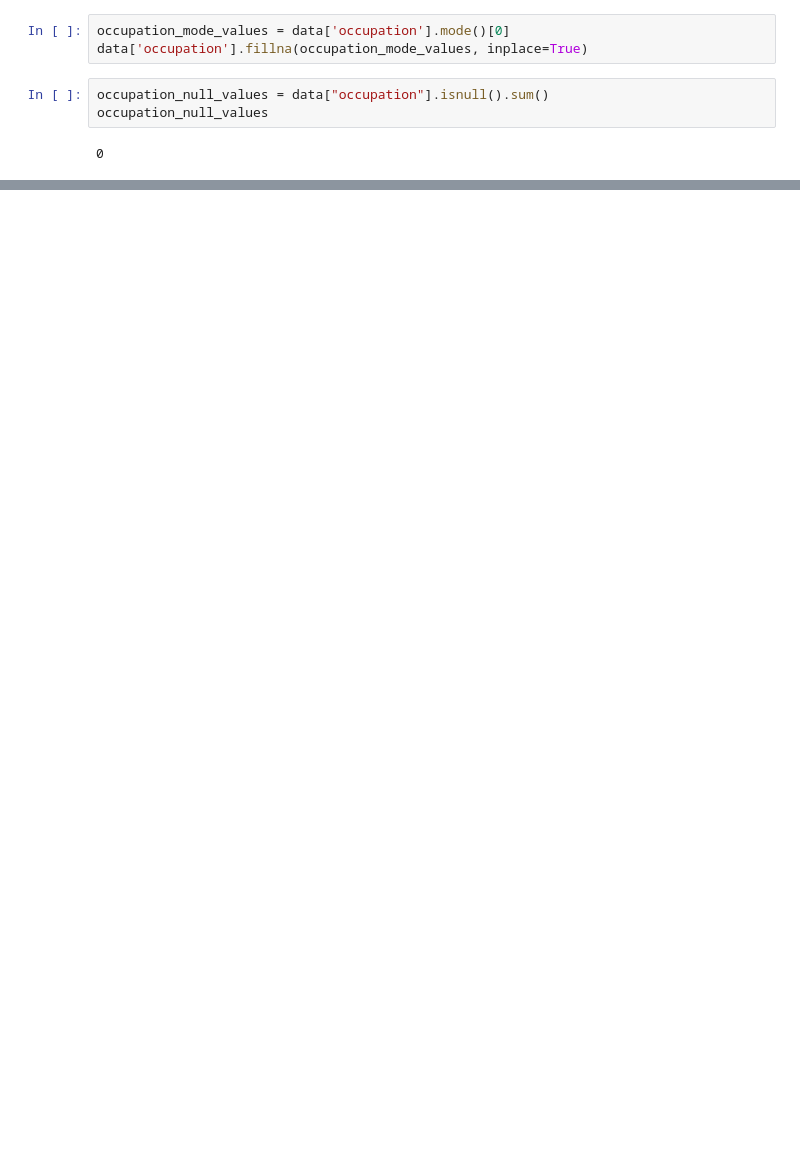
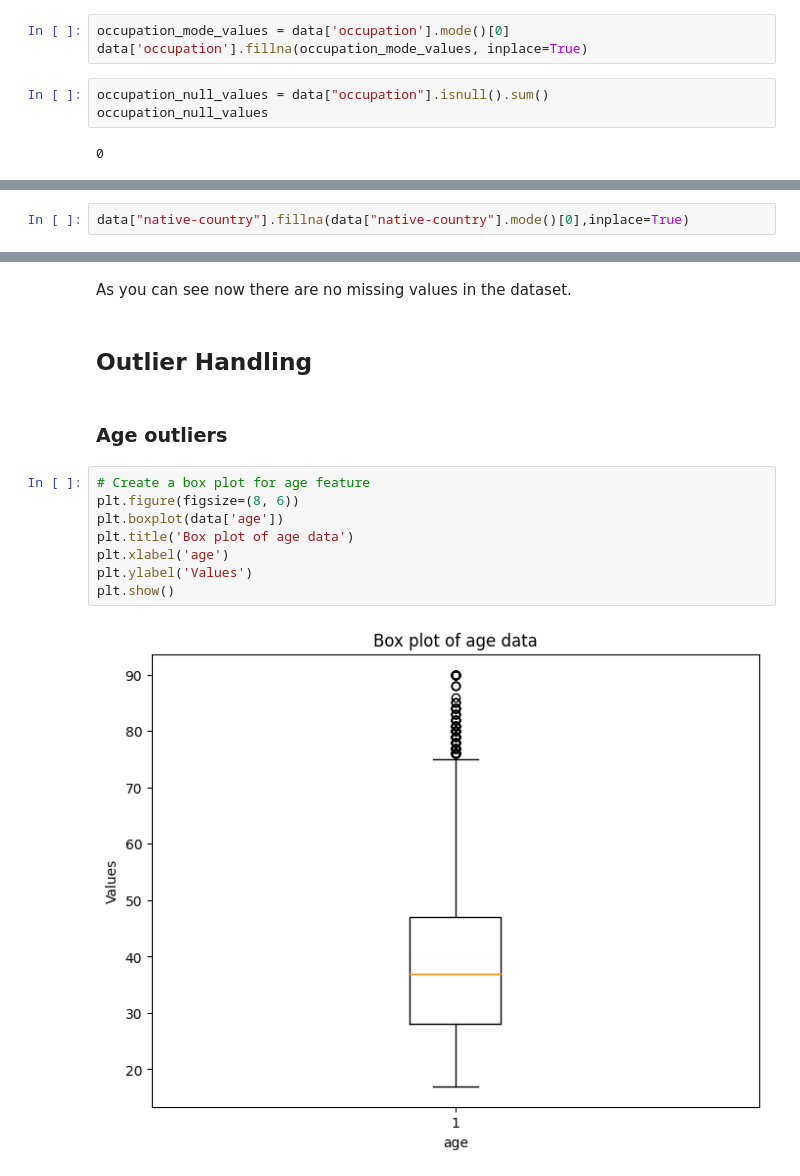
Before and after one commit to VanujaDesilva/IncomePrediction-ML-Models, a Jupyter notebook: Data Pre Processing.ipynb, the cells around one changed output, grey strips where cells are left out. Saved outputs shown, nothing was run; the diff lists cells and outputs as text; blank space fills up the shorter version.

```diff
--- a/Data Pre Processing.ipynb
+++ b/Data Pre Processing.ipynb
@@ -356,0 +397,2 @@ plt.show()
+# %%
+data["native-country"].fillna(data["native-country"].mode()[0],inplace=True)
@@ -356,0 +426,16 @@ plt.show()
+# %% [markdown]
+As you can see now there are no missing values in the dataset.
+# %% [markdown]
+## Outlier Handling
+# %% [markdown]
+### Age outliers
+# %%
+# Create a box plot for age feature
+plt.figure(figsize=(8, 6))
+plt.boxplot(data['age'])
+plt.title('Box plot of age data')
+plt.xlabel('age')
+plt.ylabel('Values')
+plt.show()
+# %% [output]
+[figure, added]
```
Also changed, not shown: parts of 27 cells of this notebook.
